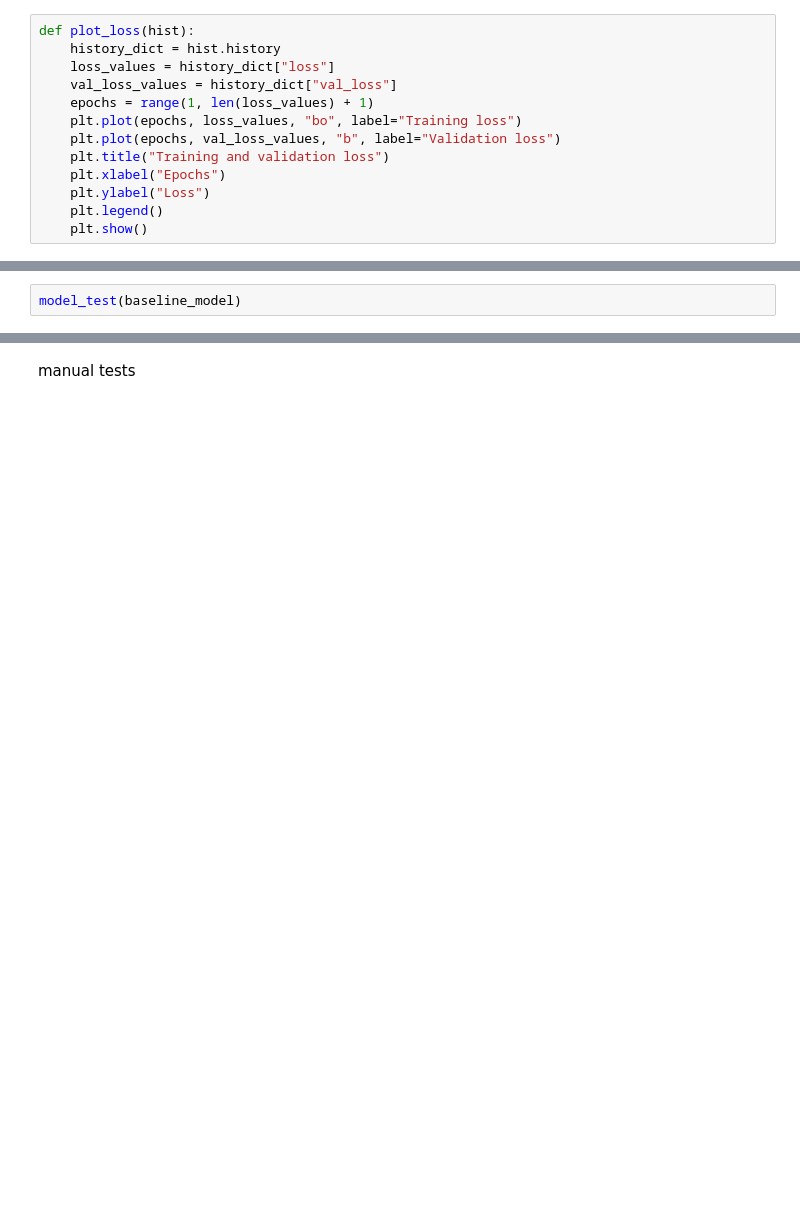
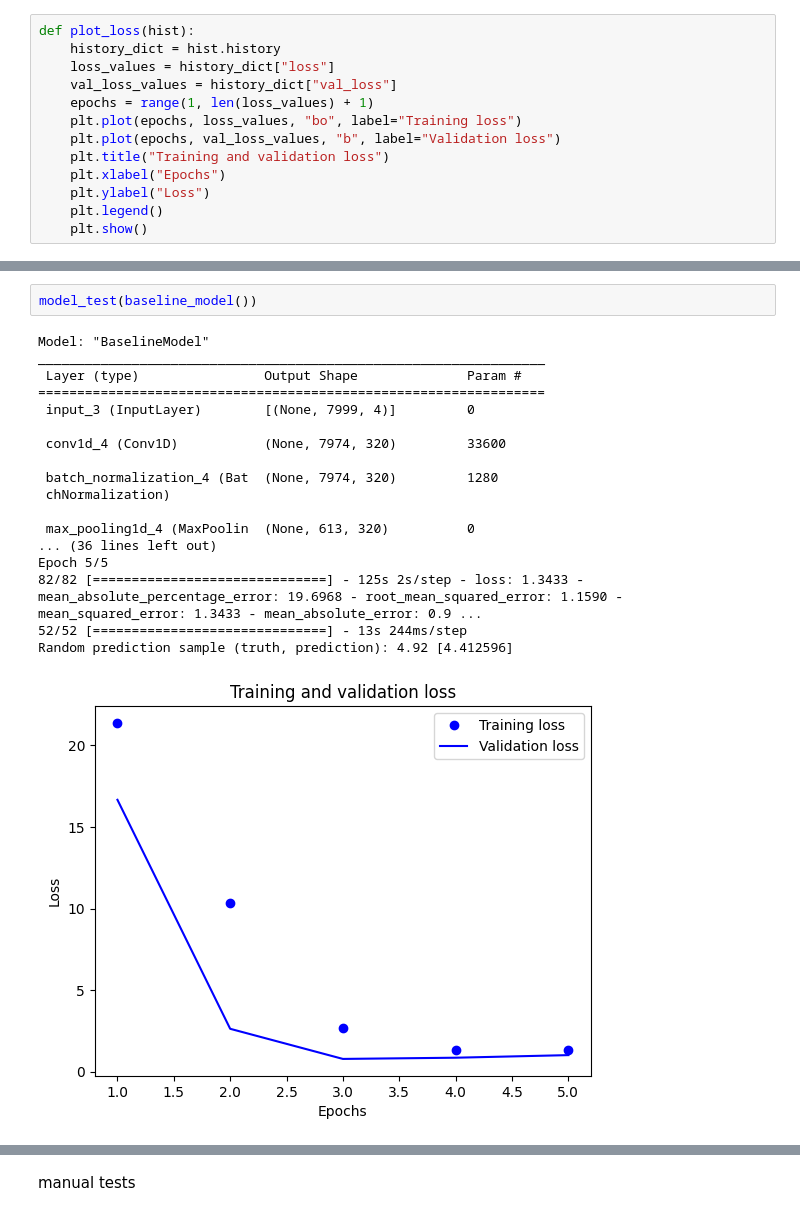
Before and after one commit to bleuchien/PTR-augur, a Jupyter notebook: notebooks/neuralnet.ipynb, the cells around one changed output, grey strips where cells are left out. Saved outputs shown, nothing was run; the diff lists cells and outputs as text; blank space fills up the shorter version.

```diff
--- a/notebooks/neuralnet.ipynb
+++ b/notebooks/neuralnet.ipynb
@@ -293,3 +431,22 @@ model_test(danq_model)
 # %%
-model_test(baseline_model)
+model_test(baseline_model())
+# %% [output]
+Model: "BaselineModel"
+_________________________________________________________________
+ Layer (type)                Output Shape              Param #
+=================================================================
+ input_3 (InputLayer)        [(None, 7999, 4)]         0
+
+ conv1d_4 (Conv1D)           (None, 7974, 320)         33600
+
+ batch_normalization_4 (Bat  (None, 7974, 320)         1280
+ chNormalization)
+
+ max_pooling1d_4 (MaxPoolin  (None, 613, 320)          0
+... (36 lines left out)
+Epoch 5/5
+82/82 [==============================] - 125s 2s/step - loss: 1.3433 - mean_absolute_percentage_error: 19.6968 - root_mean_squared_error: 1.1590 - mean_squared_error: 1.3433 - mean_absolute_error: 0.9 ...
+52/52 [==============================] - 13s 244ms/step
+Random prediction sample (truth, prediction): 4.92 [4.412596]
+[figure, added]
 # %%
```
Also changed, not shown: parts of 20 cells of this notebook.
